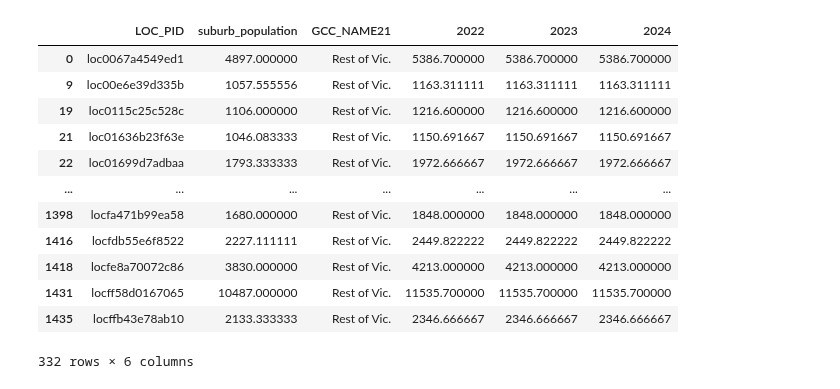
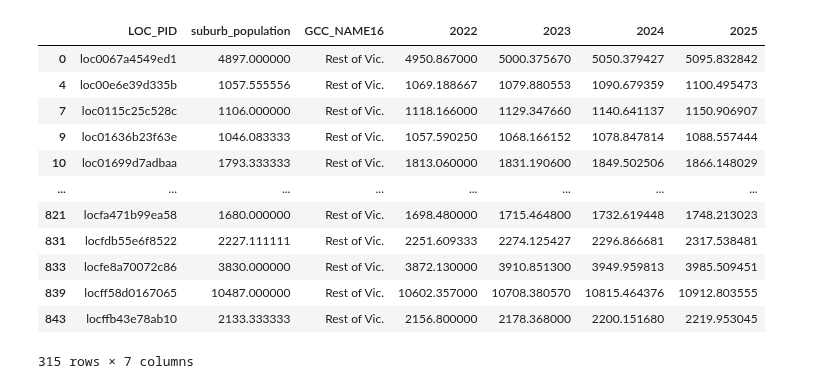
Before and after one commit to MAST30034-Applied-Data-Science/generic-real-estate-consulting-project-group-6, a Jupyter notebook: notebooks/population_pre.ipynb, the cells around one changed output. Cells and saved outputs as stored; diff of their text form; code cells hidden in the pictures.

```diff
--- a/notebooks/population_pre.ipynb
+++ b/notebooks/population_pre.ipynb
@@ -25,11 +16,9 @@ population_pred_vic
 # %%
-
-properties_preporcessed_1=properties_preporcessed_1[['SA2_CODE21','LOC_PID']].copy()
-properties_preporcessed_1=properties_preporcessed_1.groupby(['SA2_CODE21','LOC_PID']).count()
+properties_preporcessed_1=properties_preporcessed_1[['SA2_MAIN16','LOC_PID']].copy()
+properties_preporcessed_1=properties_preporcessed_1.groupby(['SA2_MAIN16','LOC_PID']).count()
 
 
 properties_preporcessed_1=properties_preporcessed_1.reset_index()
-properties_preporcessed_1.SA2_CODE21=properties_preporcessed_1.SA2_CODE21.astype('int')
-# properties_preporcessed_1=properties_preporcessed_1.set_index('SA2_CODE21',verify_integrity=True)
+properties_preporcessed_1.SA2_MAIN16=properties_preporcessed_1.SA2_MAIN16.astype('int')
 properties_preporcessed_1
 # %% [output]
@@ -49,7 +38,7 @@ properties_preporcessed_1
 # %%
-SA2_2021_AUST_GDA2020=SA2_2021_AUST_GDA2020[['SA2_CODE21','GCC_NAME21']]
-SA2_2021_AUST_GDA2020=SA2_2021_AUST_GDA2020[SA2_2021_AUST_GDA2020['GCC_NAME21'].isin(['Greater Melbourne','Rest of Vic.','Migratory - Offshore - Shipping (Vic.)'])].copy()
-SA2_2021_AUST_GDA2020=SA2_2021_AUST_GDA2020.set_index('SA2_CODE21').reset_index()
-SA2_2021_AUST_GDA2020.SA2_CODE21=SA2_2021_AUST_GDA2020.SA2_CODE21.astype('int')
-SA2_2021_AUST_GDA2020
+SA2_2016 = SA2_2016[['SA2_MAIN16','GCC_NAME16']]
+SA2_2016 = SA2_2016[SA2_2016['GCC_NAME16'].isin(['Greater Melbourne','Rest of Vic.'])].copy()
+SA2_2016 = SA2_2016.set_index('SA2_MAIN16').reset_index()
+SA2_2016.SA2_MAIN16 = SA2_2016.SA2_MAIN16.astype('int')
+SA2_2016
 # %% [output]
@@ -69,5 +58,5 @@ SA2_2021_AUST_GDA2020
 # %%
-df2=pd.merge(properties_preporcessed_1,SA2_2021_AUST_GDA2020)
-df2=df2[['LOC_PID','GCC_NAME21']].copy()
+df2=pd.merge(properties_preporcessed_1,SA2_2016)
+df2=df2[['LOC_PID','GCC_NAME16']].copy()
 df2
 # %% [output]
@@ -87,8 +76,8 @@ df2
 # %%
-population=pd.merge(population,df2)[['LOC_PID','suburb_population','GCC_NAME21']]
+population=pd.merge(population,df2,)[['LOC_PID','suburb_population','GCC_NAME16']]
 
-Greater_Melbourne=population[population['GCC_NAME21'].isin(['Greater Melbourne'])].copy()
-Rest_of_Vic=population[population['GCC_NAME21'].isin(['Rest of Vic.'])].copy()
+Greater_Melbourne=population[population['GCC_NAME16'].isin(['Greater Melbourne'])].copy()
+Rest_of_Vic=population[population['GCC_NAME16'].isin(['Rest of Vic.'])].copy()
 
 population
 # %% [output]
@@ -127,20 +125,21 @@ Greater_Melbourne
 # %%
 Rest_of_Vic['2022']=Rest_of_Vic['suburb_population']*population_pred_rest_vic.loc[2022]['Annual population growth(e)']
 Rest_of_Vic['2023']=Rest_of_Vic['2022']*population_pred_rest_vic.loc[2023]['Annual population growth(e)']
 Rest_of_Vic['2024']=Rest_of_Vic['2023']*population_pred_rest_vic.loc[2024]['Annual population growth(e)']
+Rest_of_Vic['2025']=Rest_of_Vic['2024']*population_pred_rest_vic.loc[2025]['Annual population growth(e)']
 Rest_of_Vic
 # %% [output]
-|  | LOC_PID | suburb_population | GCC_NAME21 | 2022 | 2023 | 2024 |
-| 0 | loc0067a4549ed1 | 4897.000000 | Rest of Vic. | 5386.700000 | 5386.700000 | 5386.700000 |
-| 9 | loc00e6e39d335b | 1057.555556 | Rest of Vic. | 1163.311111 | 1163.311111 | 1163.311111 |
-| 19 | loc0115c25c528c | 1106.000000 | Rest of Vic. | 1216.600000 | 1216.600000 | 1216.600000 |
-| 21 | loc01636b23f63e | 1046.083333 | Rest of Vic. | 1150.691667 | 1150.691667 | 1150.691667 |
-| 22 | loc01699d7adbaa | 1793.333333 | Rest of Vic. | 1972.666667 | 1972.666667 | 1972.666667 |
-| ... | ... | ... | ... | ... | ... | ... |
-| 1398 | locfa471b99ea58 | 1680.000000 | Rest of Vic. | 1848.000000 | 1848.000000 | 1848.000000 |
-| 1416 | locfdb55e6f8522 | 2227.111111 | Rest of Vic. | 2449.822222 | 2449.822222 | 2449.822222 |
-| 1418 | locfe8a70072c86 | 3830.000000 | Rest of Vic. | 4213.000000 | 4213.000000 | 4213.000000 |
-| 1431 | locff58d0167065 | 10487.000000 | Rest of Vic. | 11535.700000 | 11535.700000 | 11535.700000 |
-| 1435 | locffb43e78ab10 | 2133.333333 | Rest of Vic. | 2346.666667 | 2346.666667 | 2346.666667 |
+|  | LOC_PID | suburb_population | GCC_NAME16 | 2022 | 2023 | 2024 | 2025 |
+| 0 | loc0067a4549ed1 | 4897.000000 | Rest of Vic. | 4950.867000 | 5000.375670 | 5050.379427 | 5095.832842 |
+| 4 | loc00e6e39d335b | 1057.555556 | Rest of Vic. | 1069.188667 | 1079.880553 | 1090.679359 | 1100.495473 |
+| 7 | loc0115c25c528c | 1106.000000 | Rest of Vic. | 1118.166000 | 1129.347660 | 1140.641137 | 1150.906907 |
+| 9 | loc01636b23f63e | 1046.083333 | Rest of Vic. | 1057.590250 | 1068.166152 | 1078.847814 | 1088.557444 |
+| 10 | loc01699d7adbaa | 1793.333333 | Rest of Vic. | 1813.060000 | 1831.190600 | 1849.502506 | 1866.148029 |
+| ... | ... | ... | ... | ... | ... | ... | ... |
+| 821 | locfa471b99ea58 | 1680.000000 | Rest of Vic. | 1698.480000 | 1715.464800 | 1732.619448 | 1748.213023 |
+| 831 | locfdb55e6f8522 | 2227.111111 | Rest of Vic. | 2251.609333 | 2274.125427 | 2296.866681 | 2317.538481 |
+| 833 | locfe8a70072c86 | 3830.000000 | Rest of Vic. | 3872.130000 | 3910.851300 | 3949.959813 | 3985.509451 |
+| 839 | locff58d0167065 | 10487.000000 | Rest of Vic. | 10602.357000 | 10708.380570 | 10815.464376 | 10912.803555 |
+| 843 | locffb43e78ab10 | 2133.333333 | Rest of Vic. | 2156.800000 | 2178.368000 | 2200.151680 | 2219.953045 |
-332 rows × 6 columns
+315 rows × 7 columns
 # %%
```
Also changed, not shown: parts of 10 cells of this notebook, 2 other files.
